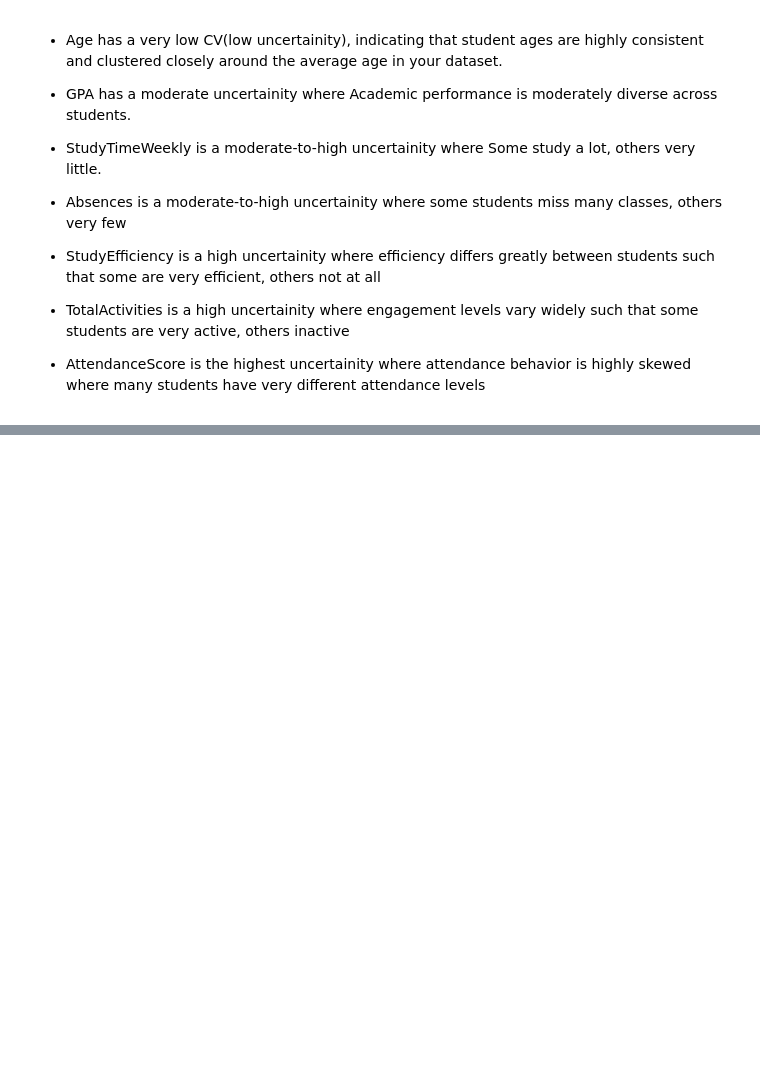
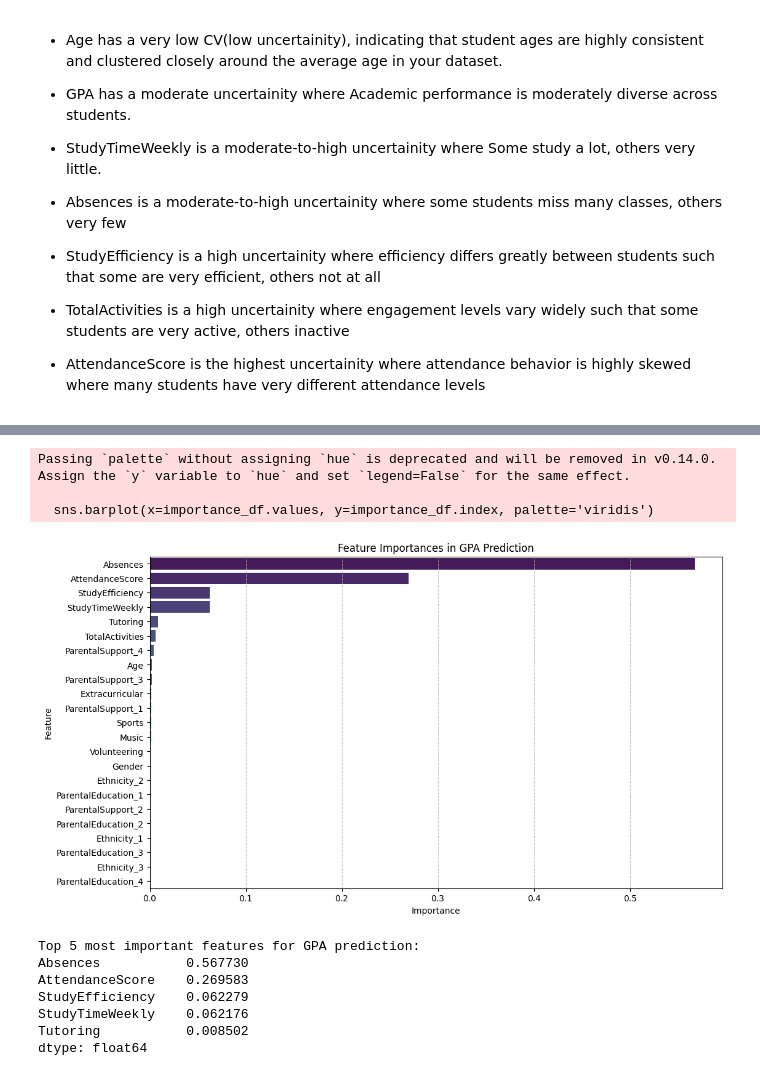
Before and after one commit to B-i-g-g-i-e/Data-Visualization-Students-Tasks, a Jupyter notebook: Sprints.ipynb, the cells around one changed output, grey strips where cells are left out. Drawn from its saved outputs; the diff is of its cells as text; code cells hidden in the pictures; blank space fills up the shorter version.

```diff
--- a/Sprints.ipynb
+++ b/Sprints.ipynb
@@ -919,0 +1226,30 @@ dtype: float64
+# %%
+# Get feature importances
+feature_importances = model.feature_importances_
+
+# Create a pandas Series for better visualization
+importance_df = pd.Series(feature_importances, index=X_train.columns).sort_values(ascending=False)
+
+# Plot feature importances
+plt.figure(figsize=(12, 7))
+sns.barplot(x=importance_df.values, y=importance_df.index, palette='viridis')
+plt.title('Feature Importances in GPA Prediction')
+plt.xlabel('Importance')
+plt.ylabel('Feature')
+plt.grid(axis='x', linestyle='--', alpha=0.7)
+plt.show()
+
+print("Top 5 most important features for GPA prediction:")
+print(importance_df.head())
+# %% [output]
+Passing `palette` without assigning `hue` is deprecated and will be removed in v0.14.0. Assign the `y` variable to `hue` and set `legend=False` for the same effect.
+
+  sns.barplot(x=importance_df.values, y=importance_df.index, palette='viridis')
+[figure, added]
+Top 5 most important features for GPA prediction:
+Absences           0.567730
+AttendanceScore    0.269583
+StudyEfficiency    0.062279
+StudyTimeWeekly    0.062176
+Tutoring           0.008502
+dtype: float64
```
Also changed, not shown: parts of 20 cells of this notebook.
